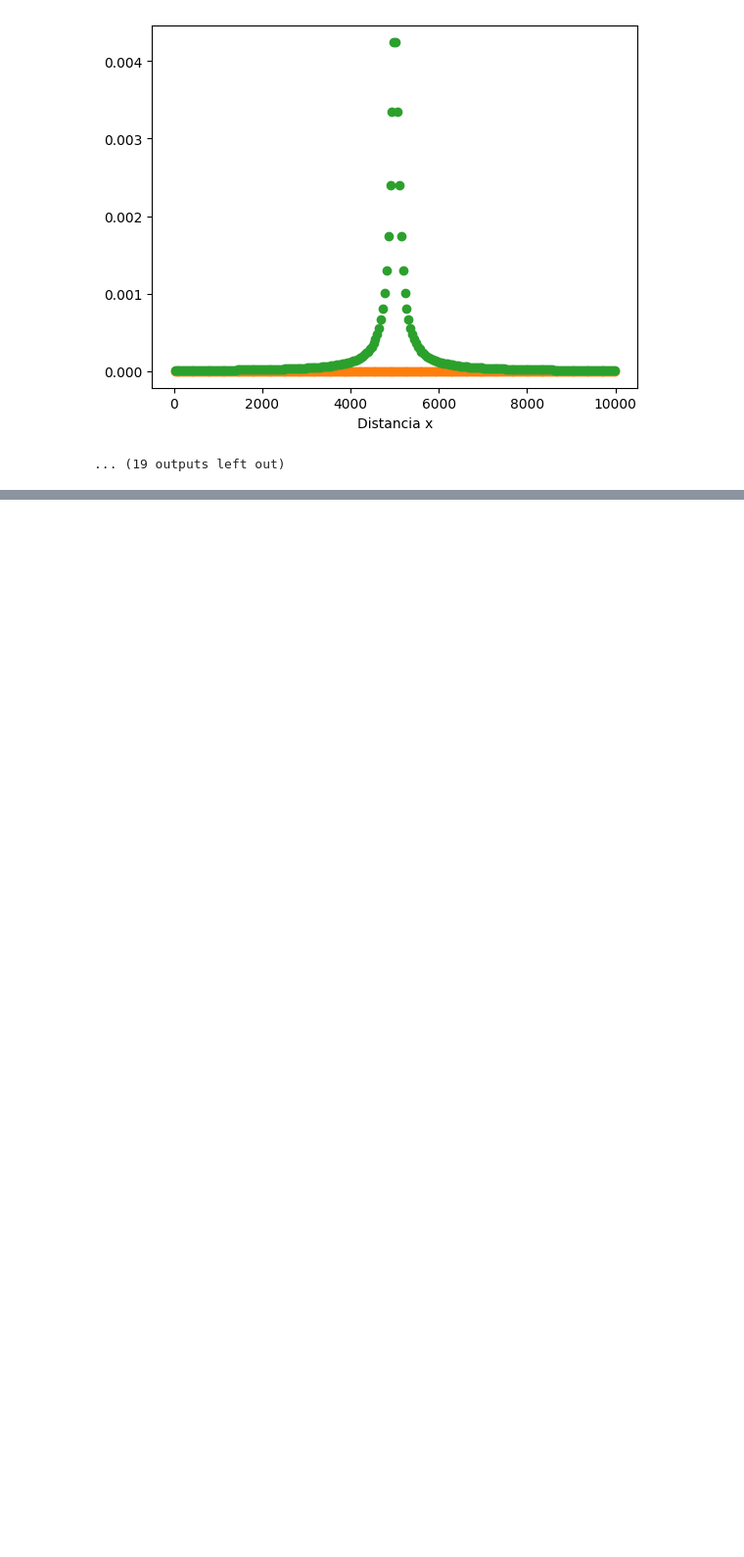
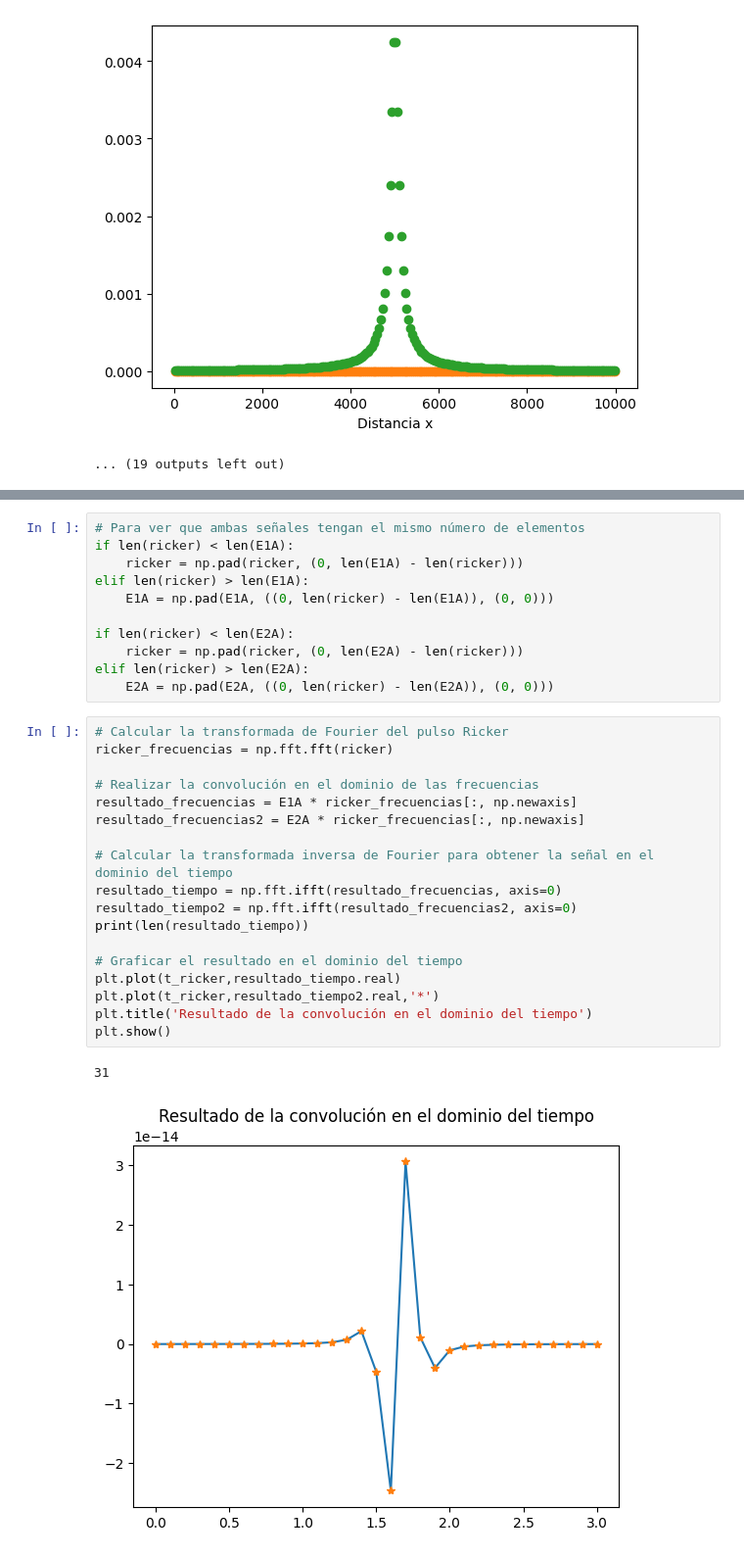
Before and after one commit to seismomat/IBEM, a Jupyter notebook: IBEM_General.ipynb, the cells around one changed output, grey strips where cells are left out. Shown at 98% size. Drawn from its saved outputs; the diff is of its cells as text; blank space fills up the shorter version.

```diff
--- a/IBEM_General.ipynb
+++ b/IBEM_General.ipynb
@@ -514,0 +599,32 @@ plt.show()
+# %%
+# Para ver que ambas señales tengan el mismo número de elementos
+if len(ricker) < len(E1A):
+    ricker = np.pad(ricker, (0, len(E1A) - len(ricker)))
+elif len(ricker) > len(E1A):
+    E1A = np.pad(E1A, ((0, len(ricker) - len(E1A)), (0, 0)))
+
+if len(ricker) < len(E2A):
+    ricker = np.pad(ricker, (0, len(E2A) - len(ricker)))
+elif len(ricker) > len(E2A):
+    E2A = np.pad(E2A, ((0, len(ricker) - len(E2A)), (0, 0)))
+# %%
+# Calcular la transformada de Fourier del pulso Ricker
+ricker_frecuencias = np.fft.fft(ricker)
+
+# Realizar la convolución en el dominio de las frecuencias
+resultado_frecuencias = E1A * ricker_frecuencias[:, np.newaxis]
+resultado_frecuencias2 = E2A * ricker_frecuencias[:, np.newaxis]
+
+# Calcular la transformada inversa de Fourier para obtener la señal en el dominio del tiempo
+resultado_tiempo = np.fft.ifft(resultado_frecuencias, axis=0)
+resultado_tiempo2 = np.fft.ifft(resultado_frecuencias2, axis=0)
+print(len(resultado_tiempo))
+
+# Graficar el resultado en el dominio del tiempo
+plt.plot(t_ricker,resultado_tiempo.real)
+plt.plot(t_ricker,resultado_tiempo2.real,'*')
+plt.title('Resultado de la convolución en el dominio del tiempo')
+plt.show()
+# %% [output]
+31
+[figure, added]
```
Also changed, not shown: parts of 20 cells of this notebook.
